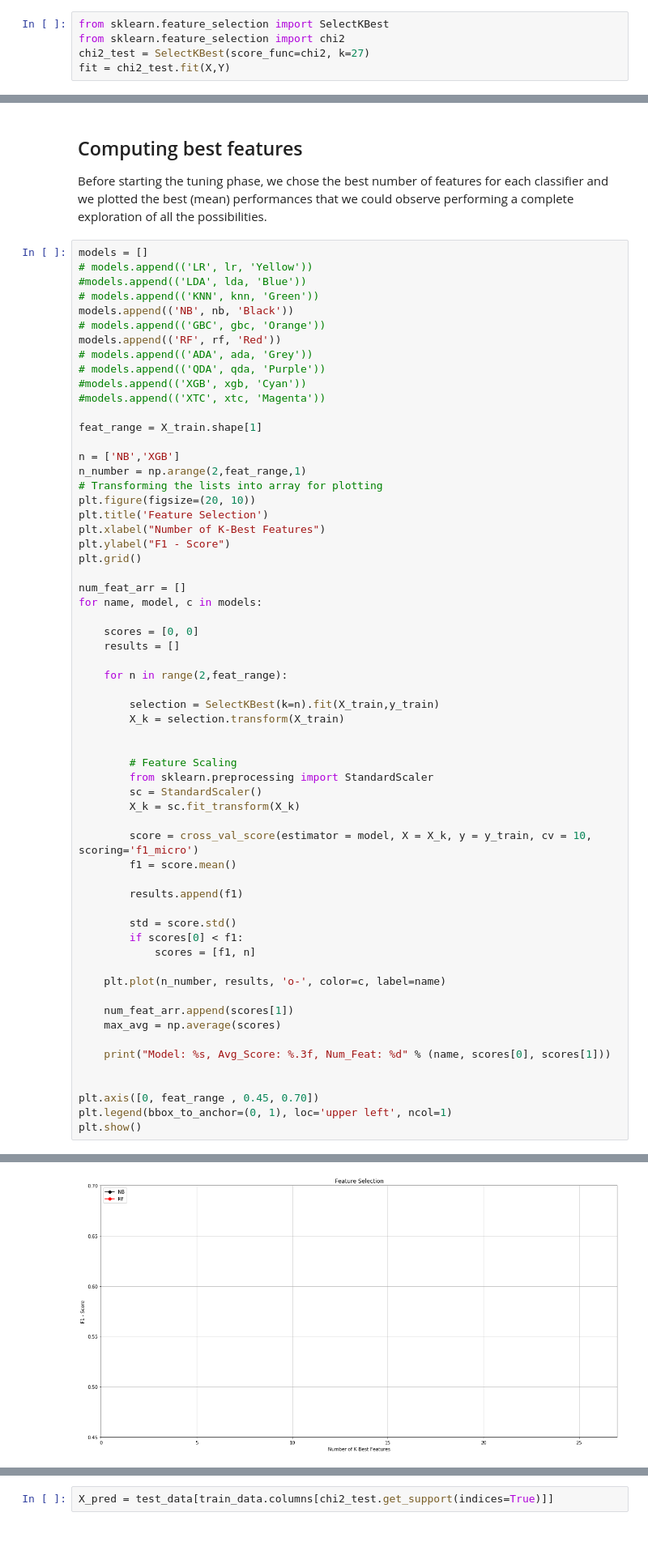
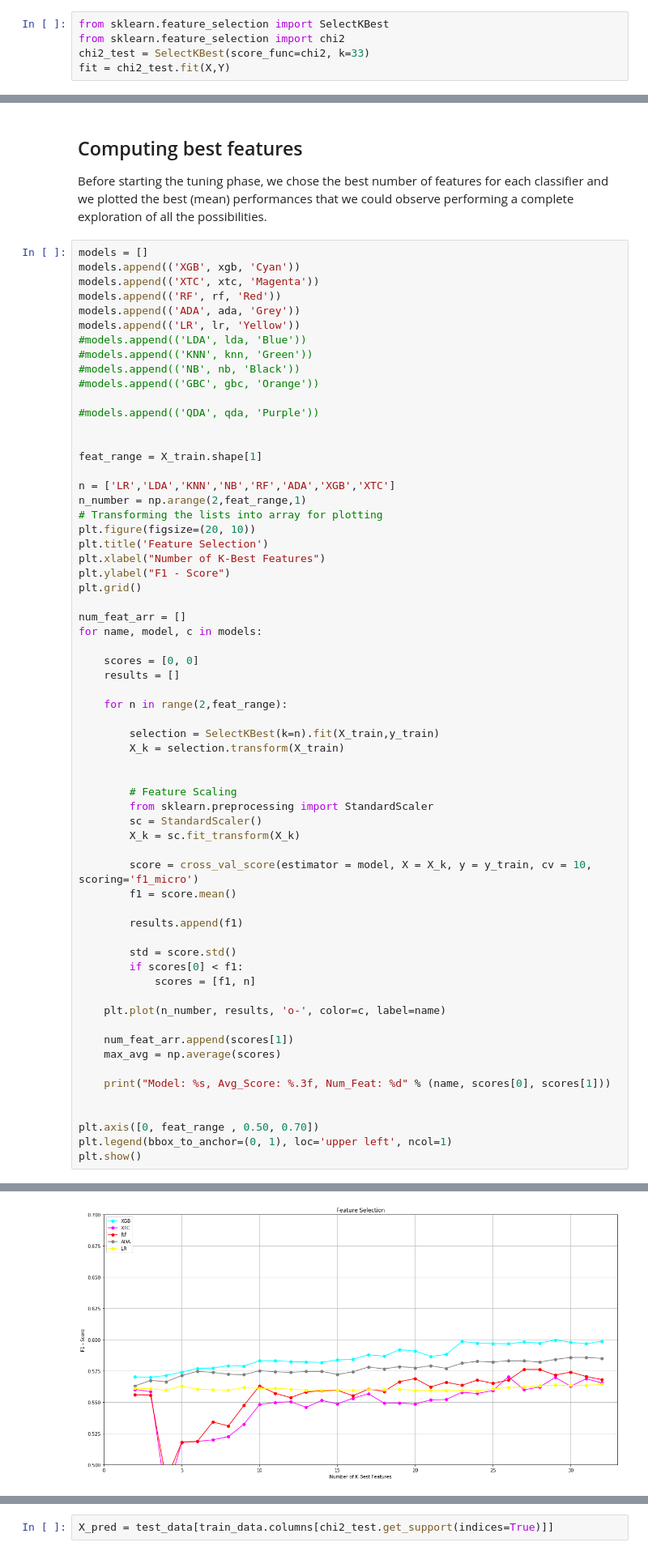
Before and after one commit to EugenioTL/Vodafone_Challenge, a Jupyter notebook: Eugenio/Main.ipynb, the cells around one changed output, grey strips where cells are left out. Shown at 81% size. Saved outputs shown, nothing was run; the diff lists cells and outputs as text.

```diff
--- a/Eugenio/Main.ipynb
+++ b/Eugenio/Main.ipynb
@@ -46,7 +46,7 @@ Y = np.asarray(Y)
 # %%
 from sklearn.feature_selection import SelectKBest
 from sklearn.feature_selection import chi2
-chi2_test = SelectKBest(score_func=chi2, k=27)
+chi2_test = SelectKBest(score_func=chi2, k=33)
 fit = chi2_test.fit(X,Y)
 # %%
 train_data.columns[chi2_test.get_support(indices=True)]
@@ -201,20 +189,22 @@ XTC: 0.562 (0.016)
 Before starting the tuning phase, we chose the best number of features for each classifier and we plotted the best (mean) performances that we could observe performing a complete exploration of all the possibilities.
 # %%
 models = []
-# models.append(('LR', lr, 'Yellow'))
+models.append(('XGB', xgb, 'Cyan'))
+models.append(('XTC', xtc, 'Magenta'))
+models.append(('RF', rf, 'Red'))
+models.append(('ADA', ada, 'Grey'))
+models.append(('LR', lr, 'Yellow'))
 #models.append(('LDA', lda, 'Blue'))
-# models.append(('KNN', knn, 'Green'))
-models.append(('NB', nb, 'Black'))
-# models.append(('GBC', gbc, 'Orange'))
-models.append(('RF', rf, 'Red'))
-# models.append(('ADA', ada, 'Grey'))
-# models.append(('QDA', qda, 'Purple'))
-#models.append(('XGB', xgb, 'Cyan'))
-#models.append(('XTC', xtc, 'Magenta'))
+#models.append(('KNN', knn, 'Green'))
+#models.append(('NB', nb, 'Black'))
+#models.append(('GBC', gbc, 'Orange'))
+
+#models.append(('QDA', qda, 'Purple'))
+
 
 feat_range = X_train.shape[1]
 
-n = ['NB','XGB']
+n = ['LR','LDA','KNN','NB','RF','ADA','XGB','XTC']
 n_number = np.arange(2,feat_range,1)
 # Transforming the lists into array for plotting
 plt.figure(figsize=(20, 10))
@@ -257,7 +247,7 @@ for name, model, c in models:
     print("Model: %s, Avg_Score: %.3f, Num_Feat: %d" % (name, scores[0], scores[1]))
 
 
-plt.axis([0, feat_range , 0.45, 0.70])
+plt.axis([0, feat_range , 0.50, 0.70])
 plt.legend(bbox_to_anchor=(0, 1), loc='upper left', ncol=1)
 plt.show()
 # %% [output]
@@ -266,4 +259,4 @@ Model: RF, Avg_Score: 1.000, Num_Feat: 2
-[figure, old version]
+[figure, new version]
 # %%
 from sklearn.model_selection import GridSearchCV
 
```
Also changed, not shown: parts of 9 cells of this notebook, 1 other file.
